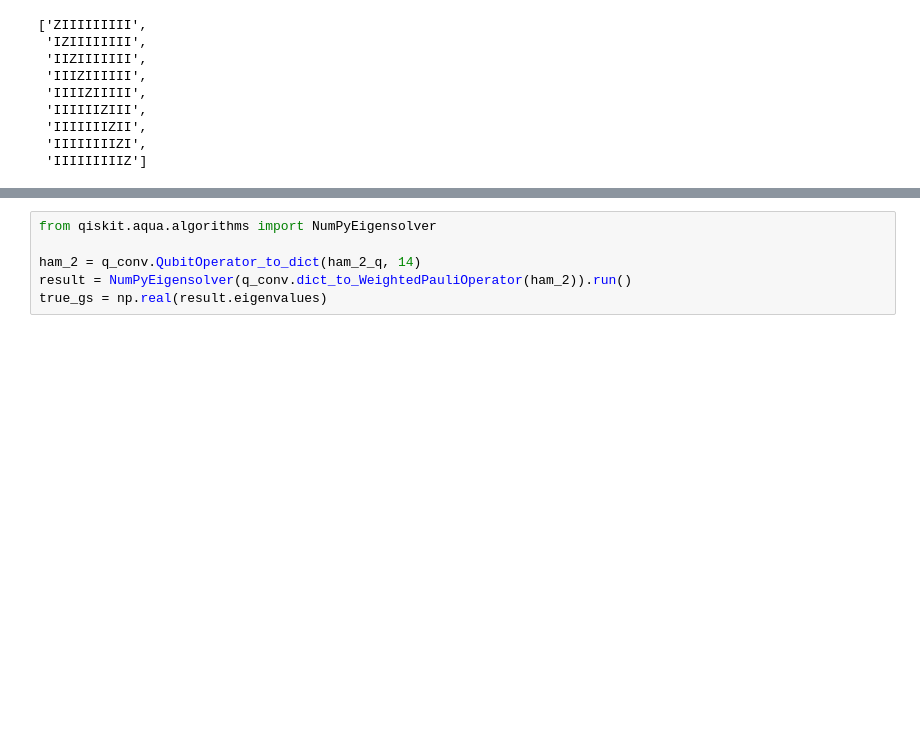
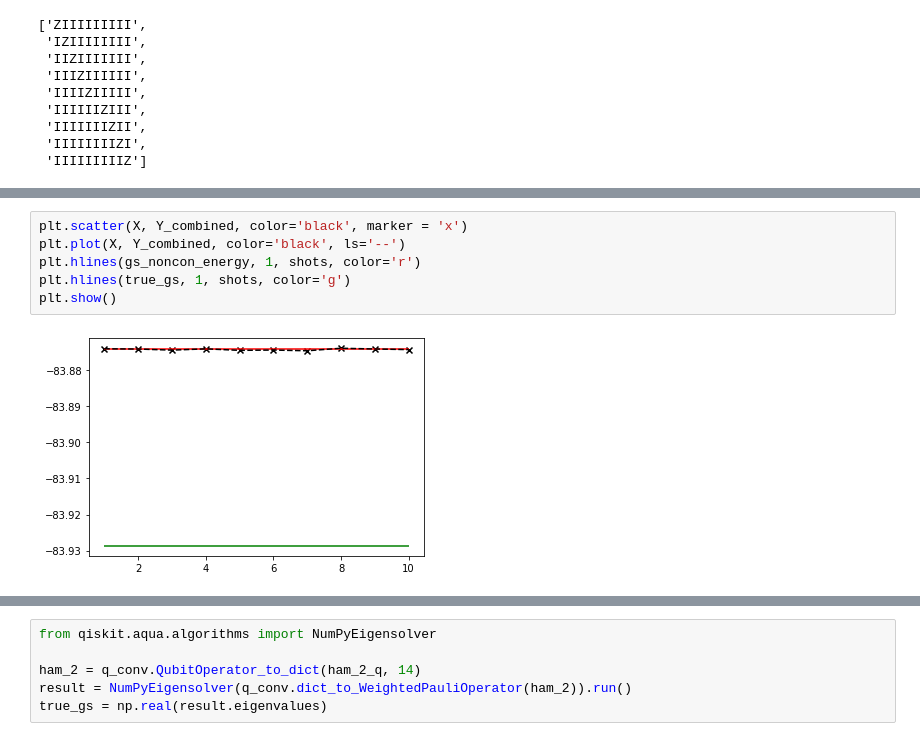
Before and after one commit to wmkirby1/CS-VQE, a Jupyter notebook: H2O.ipynb, the cells around one changed output, grey strips where cells are left out. Drawn from its saved outputs; the diff is of its cells as text; blank space fills up the shorter version.

```diff
--- a/H2O.ipynb
+++ b/H2O.ipynb
@@ -522,0 +575,8 @@ ham
+# %%
+plt.scatter(X, Y_combined, color='black', marker = 'x')
+plt.plot(X, Y_combined, color='black', ls='--')
+plt.hlines(gs_noncon_energy, 1, shots, color='r')
+plt.hlines(true_gs, 1, shots, color='g')
+plt.show()
+# %% [output]
+[figure, added]
```
Also changed, not shown: parts of 26 cells of this notebook, 8 other files.
